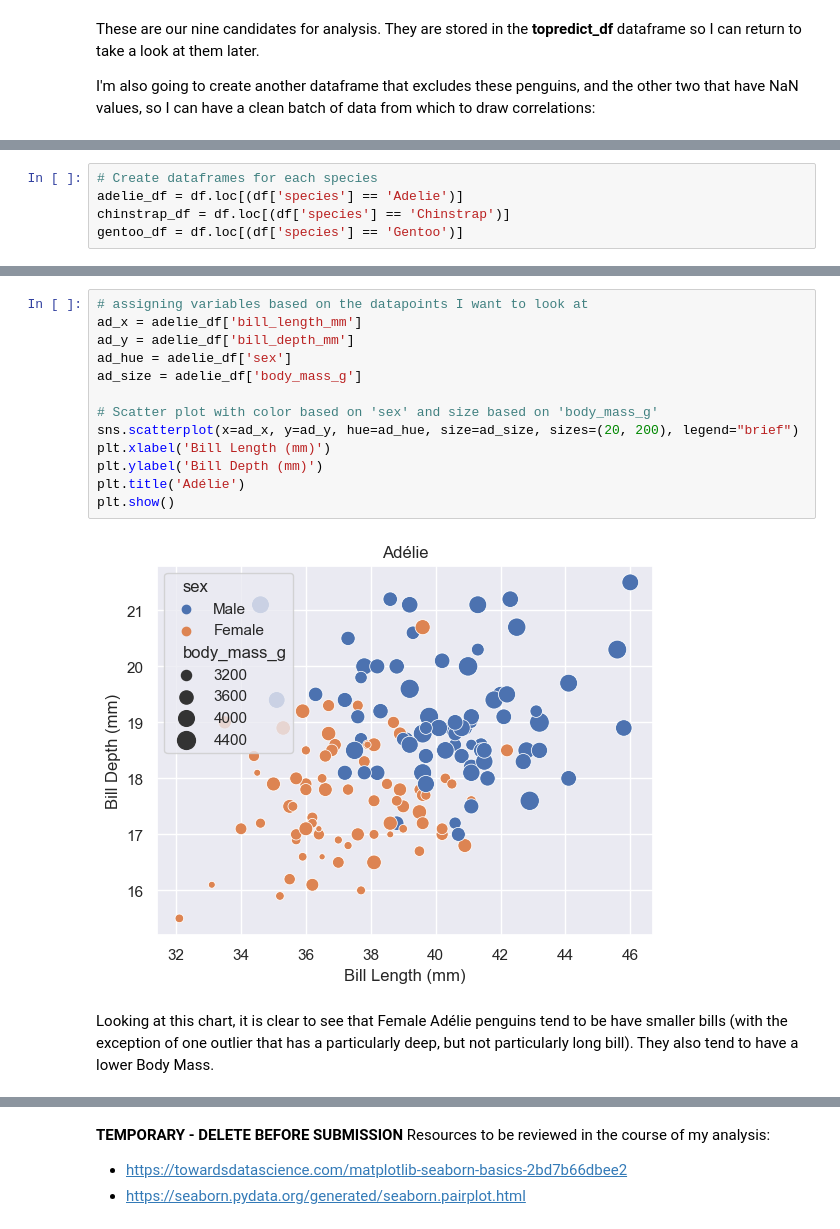
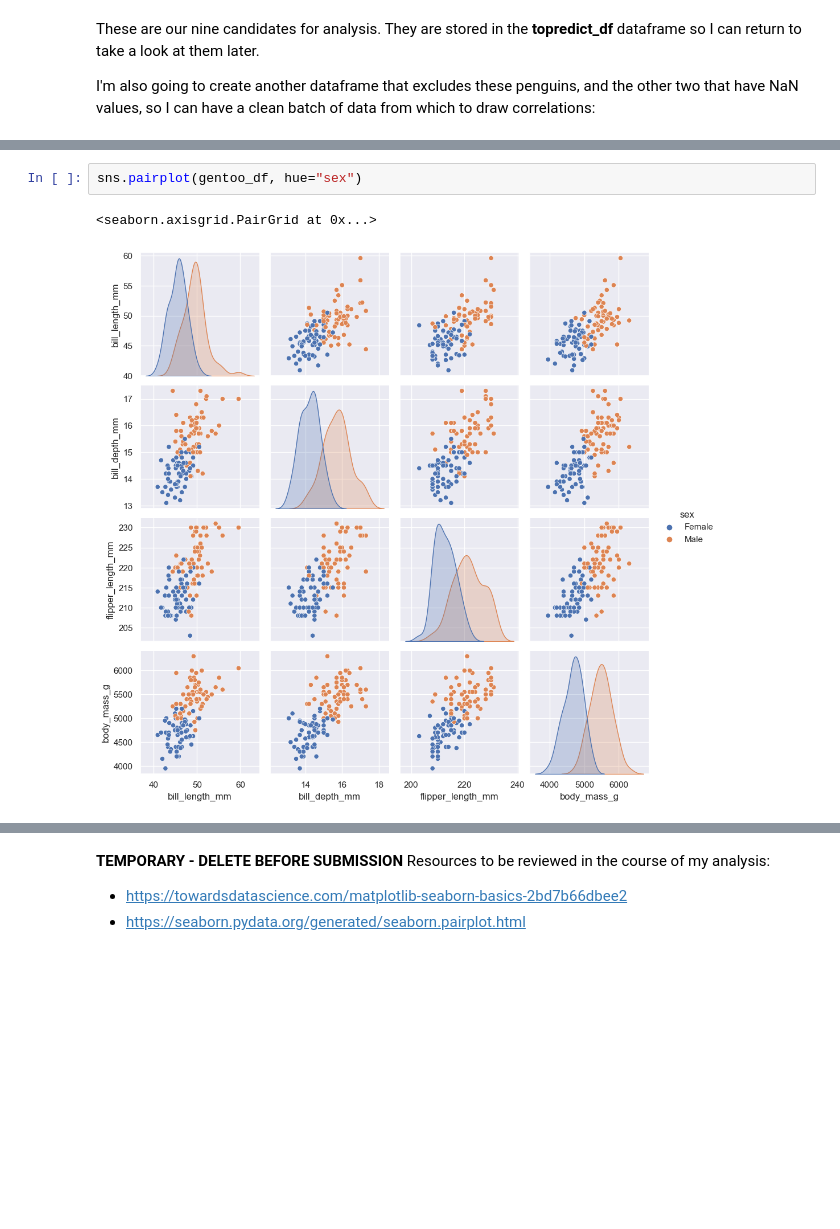
Before and after one commit to JBnkn/8634-data-analytics, a Jupyter notebook: penguins.ipynb, the cells around one changed output, grey strips where cells are left out. Drawn from its saved outputs; the diff is of its cells as text; blank space fills up the shorter version.

```diff
--- a/penguins.ipynb
+++ b/penguins.ipynb
@@ -247,5 +180,0 @@ Having taken an initial look at the data, it seems to me that it would be useful
-# %%
-# Create dataframes for each species
-adelie_df = df.loc[(df['species'] == 'Adelie')]
-chinstrap_df = df.loc[(df['species'] == 'Chinstrap')]
-gentoo_df = df.loc[(df['species'] == 'Gentoo')]
@@ -302,17 +181,5 @@ I am going to use pylot and seaborn to generate a scatterplot which looks at a n
-# %%
-# assigning variables based on the datapoints I want to look at
-ad_x = adelie_df['bill_length_mm']
-ad_y = adelie_df['bill_depth_mm']
-ad_hue = adelie_df['sex']
-ad_size = adelie_df['body_mass_g']
-
-# Scatter plot with color based on 'sex' and size based on 'body_mass_g'
-sns.scatterplot(x=ad_x, y=ad_y, hue=ad_hue, size=ad_size, sizes=(20, 200), legend="brief")
-plt.xlabel('Bill Length (mm)')
-plt.ylabel('Bill Depth (mm)')
-plt.title('Adélie')
-plt.show()
-# %% [output]
-[figure, removed]
-# %% [markdown]
-Looking at this chart, it is clear to see that Female Adélie penguins tend to be have smaller bills (with the exception of one outlier that has a particularly deep, but not particularly long bill). They also tend to have a lower Body Mass.
+# %%
+sns.pairplot(gentoo_df, hue="sex")
+# %% [output]
+<seaborn.axisgrid.PairGrid at 0x...>
+[figure, added]
```
Also changed, not shown: parts of 30 cells of this notebook, 1 other file.
